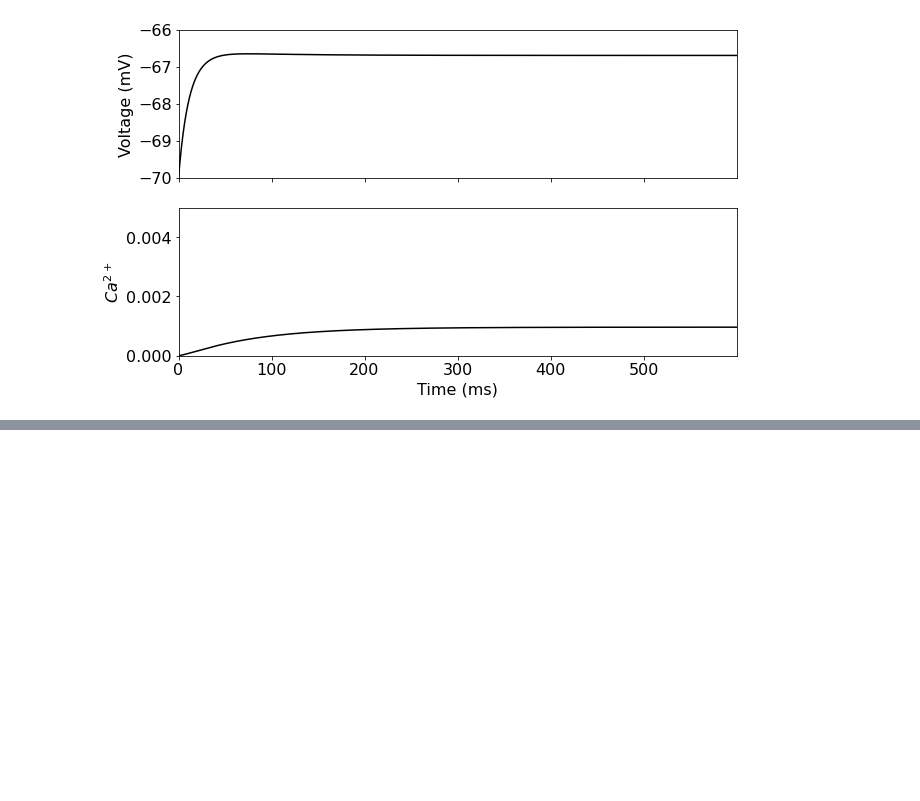
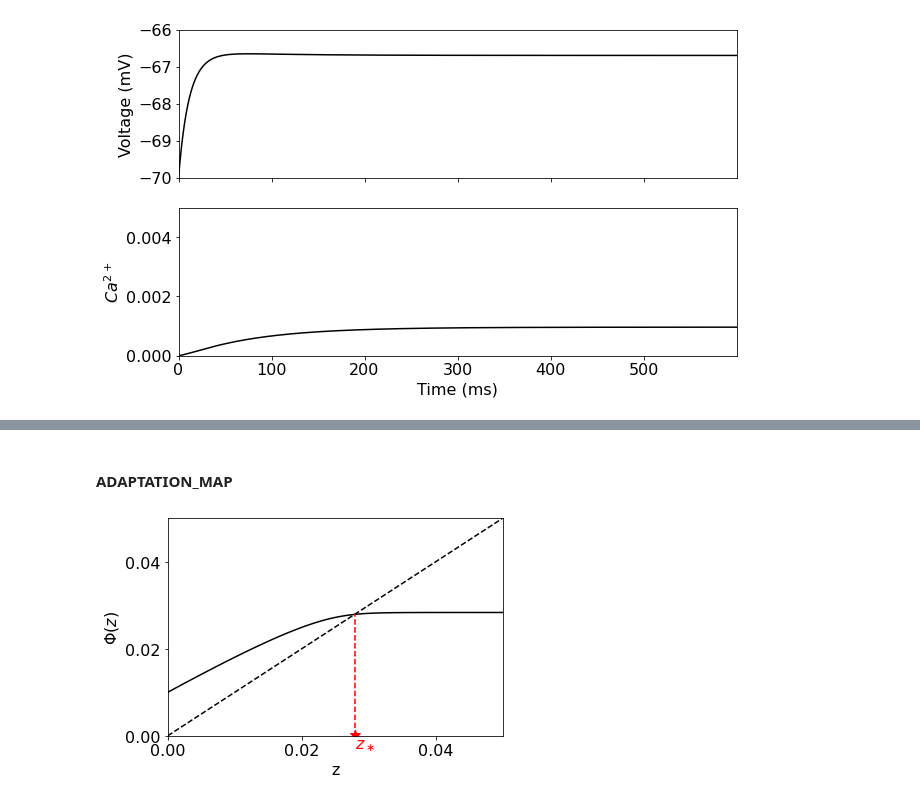
Before and after one commit to Ziaeemehr/mndynamics, a Jupyter notebook: mndynamics/examples/Chap_09.ipynb, the cells around one changed output, grey strips where cells are left out. Cells and saved outputs as stored; diff of their text form; code cells hidden in the pictures; blank space fills up the shorter version.

```diff
--- a/mndynamics/examples/Chap_09.ipynb
+++ b/mndynamics/examples/Chap_09.ipynb
@@ -150,0 +183,58 @@ ax[1].set_ylim(0, 0.005)
+# %% [markdown]
+#### ADAPTATION_MAP
+# %%
+tau_m = 10
+I = 0.12
+tau_w = 100
+delta = 0.01
+z_max = 0.05
+period = tau_m*np.log(tau_m*I/(tau_m*I-1))
+frequency = 1000/period
+
+dt = 0.01
+dt05 = dt/2
+
+N = 100
+
+v = np.zeros(N+1)
+w = np.arange(N+1) / N * z_max
+phi = np.zeros(N+1)
+t = 0
+
+done = np.zeros(N+1, dtype=int)
+
+while np.min(done) == 0:
+    t_old = t
+    v_old = v
+    w_old = w
+    v_inc = -v/tau_m+I-w*v
+    w_inc = -w/tau_w
+    v_tmp = v+dt05*v_inc
+    w_tmp = w+dt05*w_inc
+    v_inc = -v_tmp/tau_m+I-w_tmp*v_tmp
+    w_inc = -w_tmp/tau_w
+    v = v+dt*v_inc
+    w = w+dt*w_inc
+    t = t+dt
+    # find index of element where v crosses 1 and done is 0
+    ind = np.where((v > 1) & (done == 0))[0]
+    done[ind] = 1
+    phi[ind] = (v[ind]-1)*w_old[ind]+(1-v_old[ind])*w[ind]
+    phi[ind] = phi[ind]/(v[ind]-v_old[ind])+delta
+
+fig, ax = plt.subplots(1,1, figsize=(6,4))
+z = np.arange(N+1) / N * z_max
+ax.plot(z, phi, 'k')
+ax.set_xlim(0, z_max)
+ax.set_ylim(0, z_max)
+ax.set_xlabel("z")
+ax.plot([0, z_max], [0, z_max], 'k--')
+ax.set_ylabel(r"$\Phi(z)$")
+ax.set_xticks([0,0.02, 0.04])
+ax.set_yticks([0,0.02, 0.04])
+
+ax.plot([0.02791,0.02791],[0,0.02791], 'r--')
+ax.plot(0.02791, 0.0001, 'r*', ms=10)
+ax.text(0.02791, -0.003, r"$z_\ast$", color='r');
+# %% [output]
+[figure, added]
```
Also changed, not shown: parts of 5 cells of this notebook, 1 other file.
